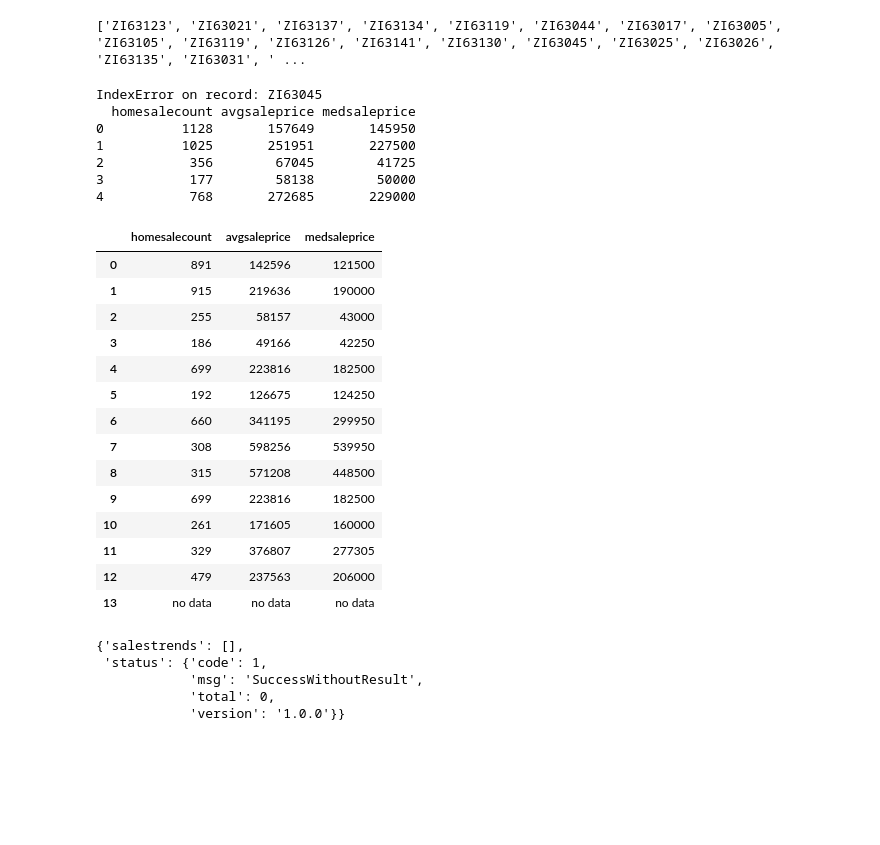
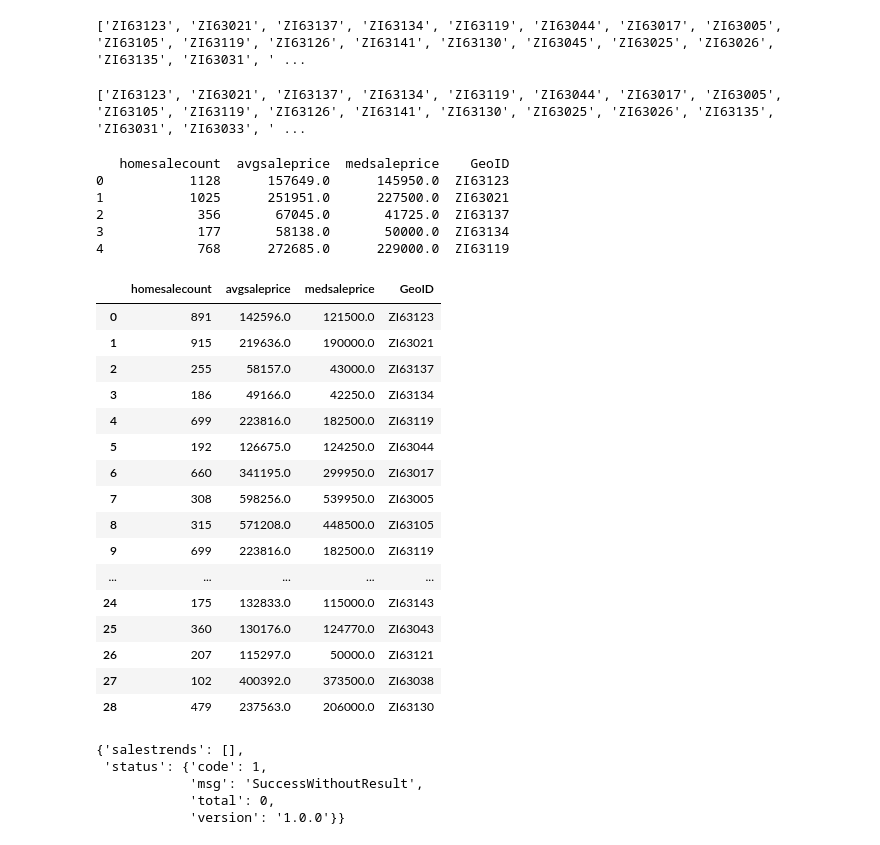
Before and after one commit to turtle3k/team-project, a Jupyter notebook: Attom Data/Attom.ipynb, the cells around one changed output. Cells and saved outputs as stored; diff of their text form; code cells hidden in the pictures; blank space fills up the shorter version.

```diff
--- a/Attom Data/Attom.ipynb
+++ b/Attom Data/Attom.ipynb
@@ -183,6 +183,12 @@ GeoID_list = latlon_df['GeoID'].tolist()
 print(GeoID_list)
 # %% [output]
 ['ZI63123', 'ZI63021', 'ZI63137', 'ZI63134', 'ZI63119', 'ZI63044', 'ZI63017', 'ZI63005', 'ZI63105', 'ZI63119', 'ZI63126', 'ZI63141', 'ZI63130', 'ZI63045', 'ZI63025', 'ZI63026', 'ZI63135', 'ZI63031', ' ...
+# %%
+# Error on ZI63045 - remove from list
+GeoID_list.remove('ZI63045')
+print(GeoID_list)
+# %% [output]
+['ZI63123', 'ZI63021', 'ZI63137', 'ZI63134', 'ZI63119', 'ZI63044', 'ZI63017', 'ZI63005', 'ZI63105', 'ZI63119', 'ZI63126', 'ZI63141', 'ZI63130', 'ZI63025', 'ZI63026', 'ZI63135', 'ZI63031', 'ZI63033', ' ...
 # %%
 # Getting the real estate data
 # curl -X GET --header 'Accept: application/json' --header 'apikey: 736f1130096aa92549d800921bca8e8c' 'https://api.gateway.attomdata.com/propertyapi/v1.0.0/salestrend/snapshot?geoid=ZI63021&interval=yearly&startyear=2014&endyear=2018'
@@ -191,6 +197,7 @@ print(GeoID_list)
 # **NOTE using manual list temporarily to test
 #GeoID_list = ['ZI63045']
 GeoID_list = latlon_df['GeoID'].tolist()
+GeoID_list.remove('ZI63045')
 
 # Set varialbes
 #sales_details = []
@@ -224,60 +231,61 @@ try:
         sales_detail2017 = sales2017['SalesTrend']
         sales_details2017.append(sales_detail2017)
         sales2018 = re['salestrends'][4]
         sales_detail2018 = sales2018['SalesTrend']
         sales_details2018.append(sales_detail2018)
         #pprint(re)
         #print(base_url + GeoID)
 # print(sales2014)
 # print(sales2015)
 except IndexError:
     print("IndexError on record: " + GeoID)
     sales_details2014.append({'homesalecount':'no data', 'avgsaleprice':'no data', 'medsaleprice':'no data'})
     sales_details2015.append({'homesalecount':'no data', 'avgsaleprice':'no data', 'medsaleprice':'no data'})
     sales_details2016.append({'homesalecount':'no data', 'avgsaleprice':'no data', 'medsaleprice':'no data'})
     sales_details2017.append({'homesalecount':'no data', 'avgsaleprice':'no data', 'medsaleprice':'no data'})
     sales_details2018.append({'homesalecount':'no data', 'avgsaleprice':'no data', 'medsaleprice':'no data'})
     pass
 
 # Create a df for each year's sales trend data
 sales_details2014_df = pd.DataFrame(sales_details2014)
 sales_details2015_df = pd.DataFrame(sales_details2015)
 sales_details2016_df = pd.DataFrame(sales_details2016)
 sales_details2017_df = pd.DataFrame(sales_details2017)
 sales_details2018_df = pd.DataFrame(sales_details2018)
 
 # Add the GeoID as a column to the df in case needed it later as a key for a merge
-# sales_details2014_df["GeoID"] = GeoID_list
-# sales_details2015_df["GeoID"] = GeoID_list
-# sales_details2016_df["GeoID"] = GeoID_list
-# sales_details2017_df["GeoID"] = GeoID_list
-# sales_details2018_df["GeoID"] = GeoID_list
+sales_details2014_df["GeoID"] = GeoID_list
+sales_details2015_df["GeoID"] = GeoID_list
+sales_details2016_df["GeoID"] = GeoID_list
+sales_details2017_df["GeoID"] = GeoID_list
+sales_details2018_df["GeoID"] = GeoID_list
 
 print(sales_details2018_df.head())
 sales_details2014_df
 # %% [output]
-IndexError on record: ZI63045
-  homesalecount avgsaleprice medsaleprice
-0          1128       157649       145950
-1          1025       251951       227500
-2           356        67045        41725
-3           177        58138        50000
-4           768       272685       229000
+   homesalecount  avgsaleprice  medsaleprice    GeoID
+0           1128      157649.0      145950.0  ZI63123
+1           1025      251951.0      227500.0  ZI63021
+2            356       67045.0       41725.0  ZI63137
+3            177       58138.0       50000.0  ZI63134
+4            768      272685.0      229000.0  ZI63119
-|  | homesalecount | avgsaleprice | medsaleprice |
-| 0 | 891 | 142596 | 121500 |
-| 1 | 915 | 219636 | 190000 |
-| 2 | 255 | 58157 | 43000 |
-| 3 | 186 | 49166 | 42250 |
-| 4 | 699 | 223816 | 182500 |
-| 5 | 192 | 126675 | 124250 |
-| 6 | 660 | 341195 | 299950 |
-| 7 | 308 | 598256 | 539950 |
-| 8 | 315 | 571208 | 448500 |
-| 9 | 699 | 223816 | 182500 |
-| 10 | 261 | 171605 | 160000 |
-| 11 | 329 | 376807 | 277305 |
-| 12 | 479 | 237563 | 206000 |
-| 13 | no data | no data | no data |
+|  | homesalecount | avgsaleprice | medsaleprice | GeoID |
+| 0 | 891 | 142596.0 | 121500.0 | ZI63123 |
+| 1 | 915 | 219636.0 | 190000.0 | ZI63021 |
+| 2 | 255 | 58157.0 | 43000.0 | ZI63137 |
+| 3 | 186 | 49166.0 | 42250.0 | ZI63134 |
+| 4 | 699 | 223816.0 | 182500.0 | ZI63119 |
+| 5 | 192 | 126675.0 | 124250.0 | ZI63044 |
+| 6 | 660 | 341195.0 | 299950.0 | ZI63017 |
+| 7 | 308 | 598256.0 | 539950.0 | ZI63005 |
+| 8 | 315 | 571208.0 | 448500.0 | ZI63105 |
+| 9 | 699 | 223816.0 | 182500.0 | ZI63119 |
+| ... | ... | ... | ... | ... |
+| 24 | 175 | 132833.0 | 115000.0 | ZI63143 |
+| 25 | 360 | 130176.0 | 124770.0 | ZI63043 |
+| 26 | 207 | 115297.0 | 50000.0 | ZI63121 |
+| 27 | 102 | 400392.0 | 373500.0 | ZI63038 |
+| 28 | 479 | 237563.0 | 206000.0 | ZI63130 |
 # %%
 GeoID_list = ['ZI63045']
 re_url = "https://api.gateway.attomdata.com/propertyapi/v1.0.0/salestrend/snapshot?interval=yearly&startyear=2014&endyear=2018&geoid="
```
Also changed, not shown: parts of 1 cell of this notebook.
